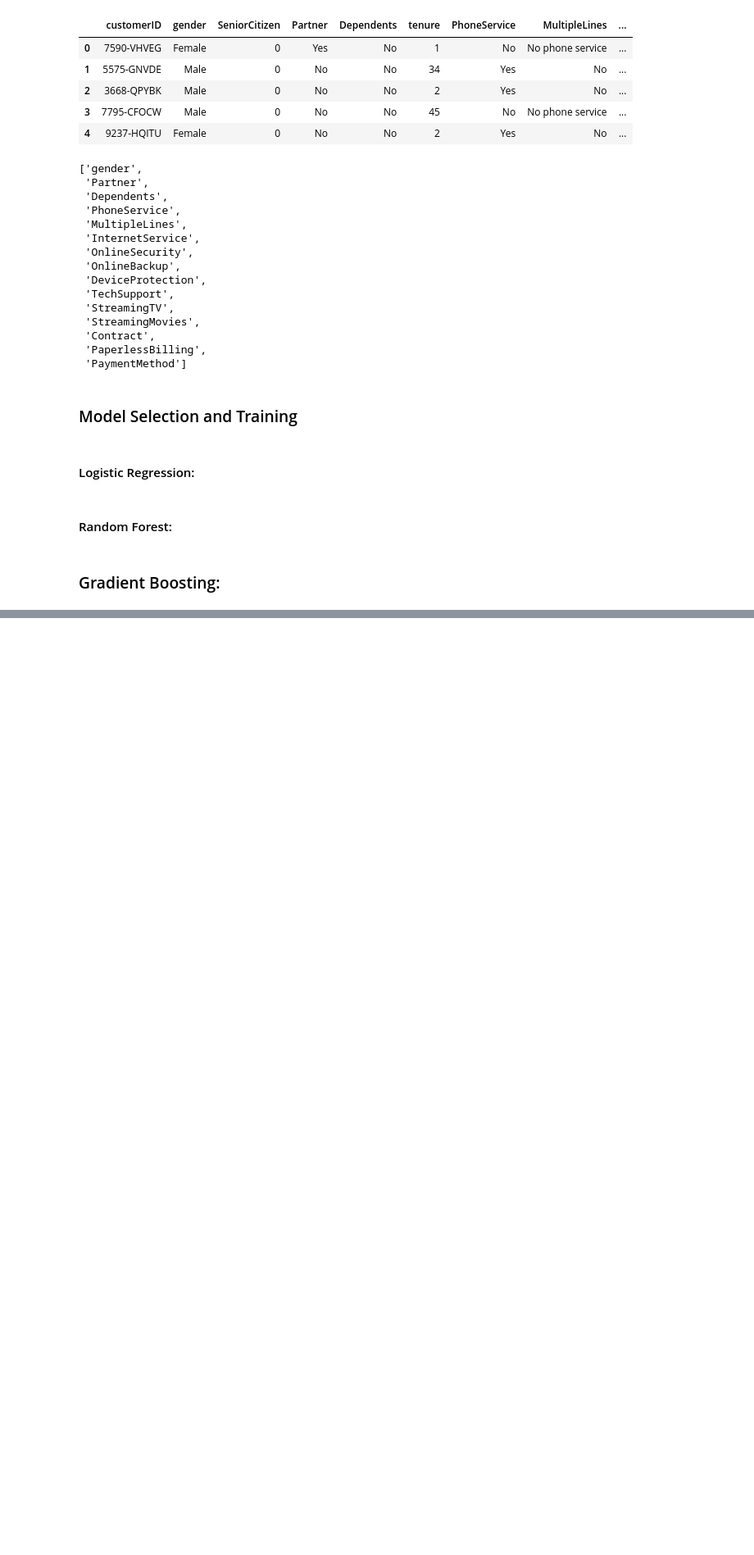
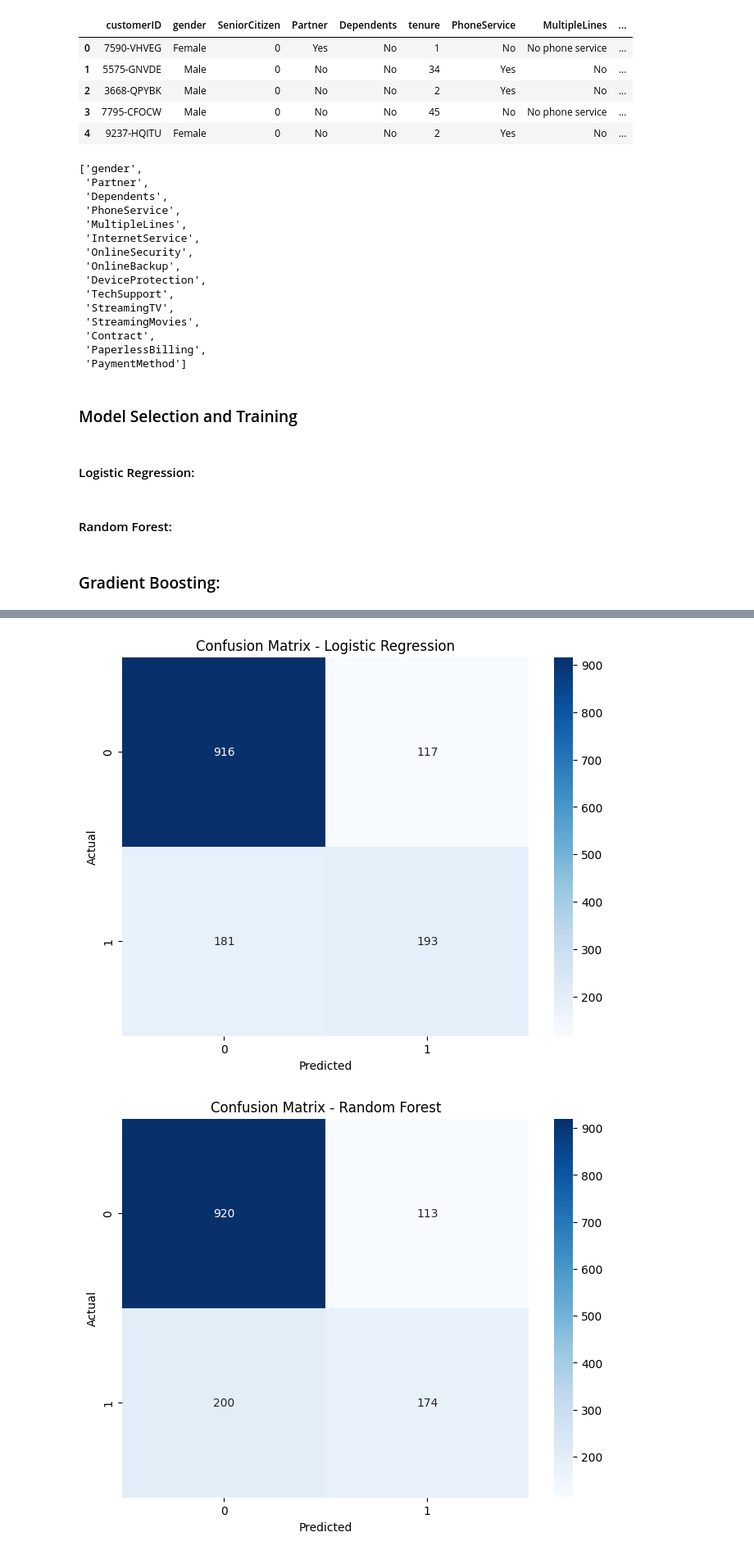
Before and after one commit to AdeelHamid/telco-customer-churn, a Jupyter notebook: notebooks/eda.ipynb, the cells around one changed output, grey strips where cells are left out. Shown: that part at 82% size. Drawn from its saved outputs; the diff is of its cells as text; code cells hidden in the pictures; blank space fills up the shorter version.

```diff
--- a/notebooks/eda.ipynb
+++ b/notebooks/eda.ipynb
@@ -471,3 +471,11 @@ rf.fit(X_train, y_train)
 y_pred_rf = rf.predict(X_test)
 # %% [markdown]
 ### Gradient Boosting:
+# %%
+# Training gradient boosting model
+from sklearn.ensemble import GradientBoostingClassifier
+gb = GradientBoostingClassifier(random_state=42)
+gb.fit(X_train, y_train)
+
+# Make predictions
+y_pred_gb = gb.predict(X_test)
@@ -473,0 +521,17 @@ y_pred_rf = rf.predict(X_test)
+# %%
+# Confusion Matrix
+def plot_confusion_matrix(y_true, y_pred, model_name):
+    cm = confusion_matrix(y_true, y_pred)
+    plt.figure(figsize=(8, 6))
+    sns.heatmap(cm, annot=True, fmt='d', cmap='Blues')
+    plt.title(f'Confusion Matrix - {model_name}')
+    plt.xlabel('Predicted')
+    plt.ylabel('Actual')
+    plt.show()
+
+plot_confusion_matrix(y_test, y_pred, "Logistic Regression")
+plot_confusion_matrix(y_test, y_pred_rf, "Random Forest")
+plot_confusion_matrix(y_test, y_pred_gb, "Gradient Boosting")
+# %% [output]
+[figure, added]
+[figure, added]
```
Also changed, not shown: parts of 8 cells of this notebook, 1 other file.
